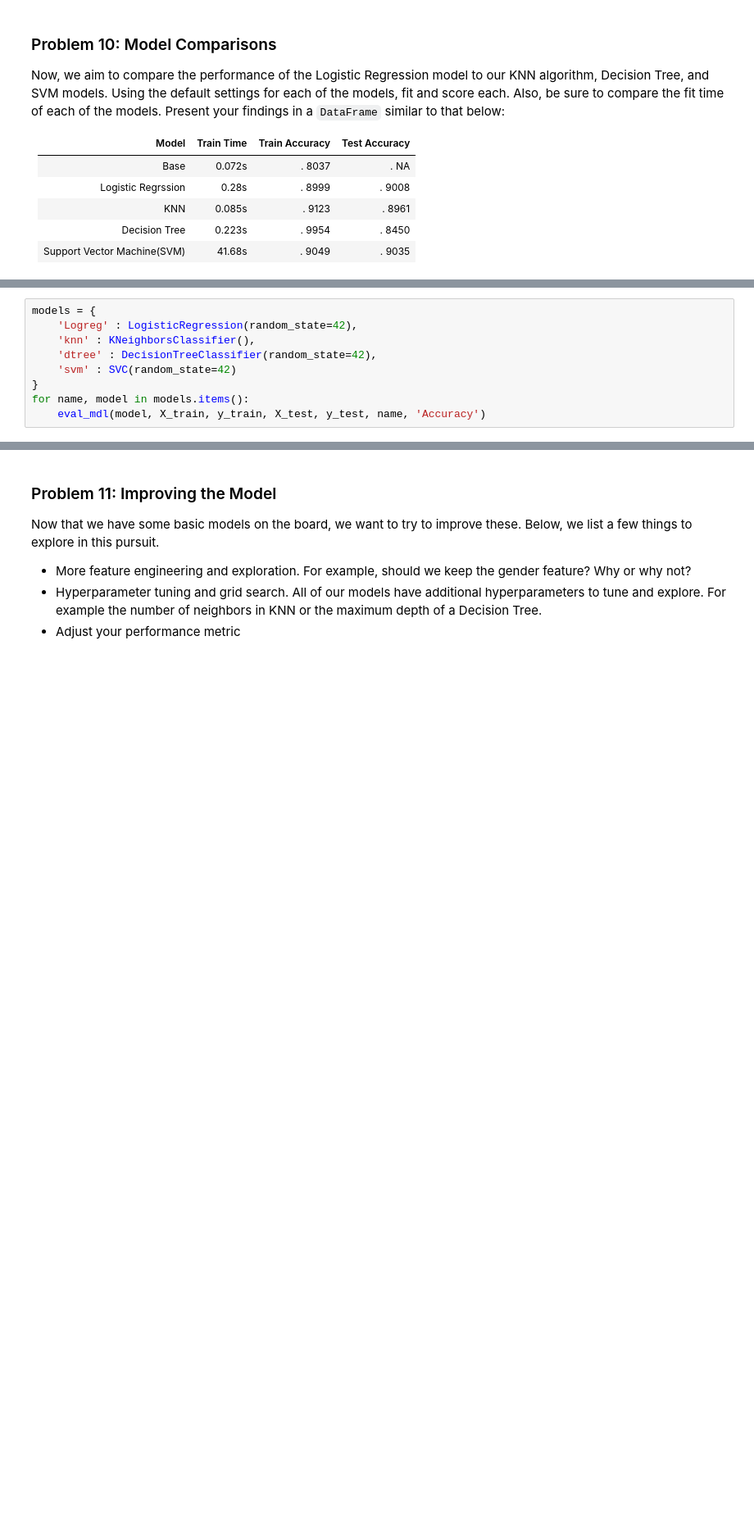
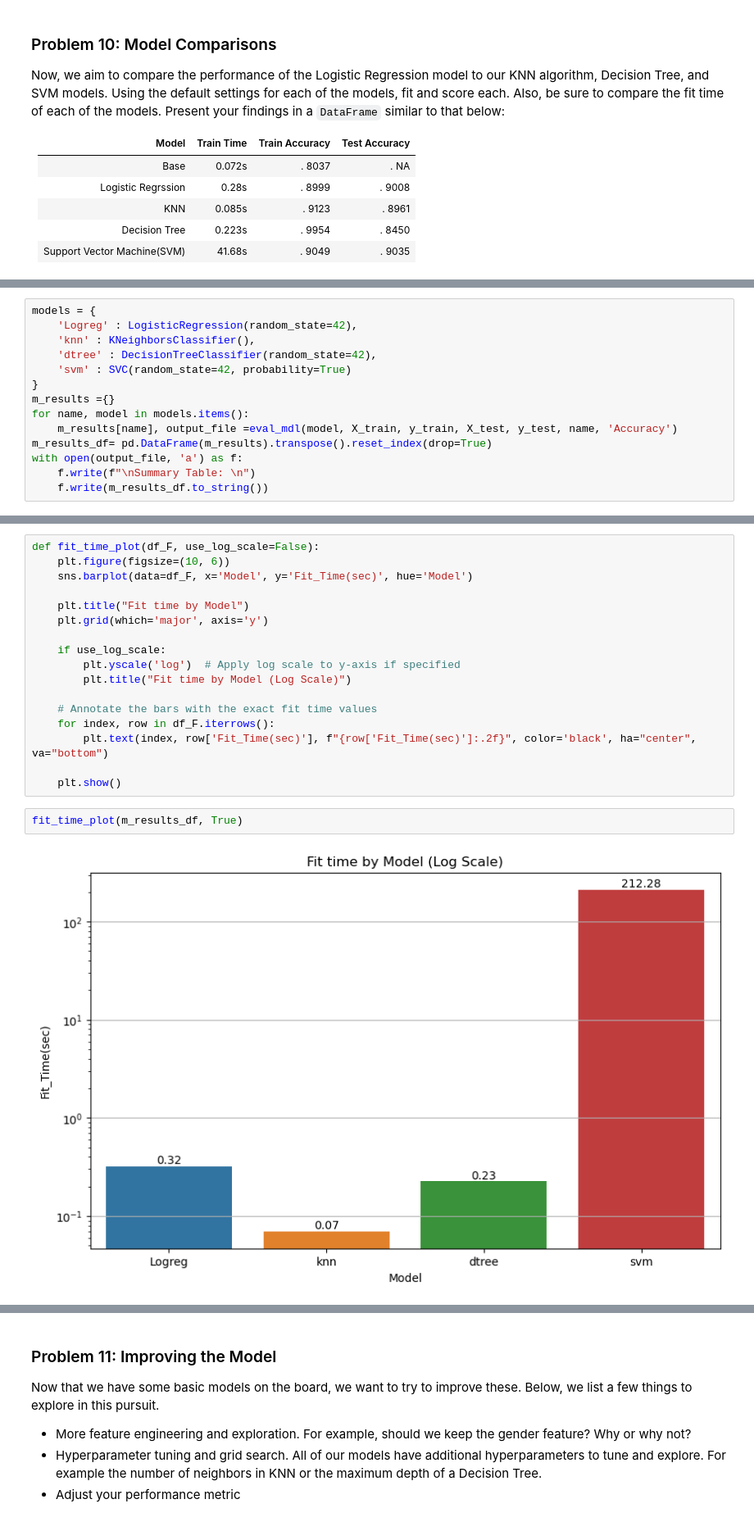
Before and after one commit to er-robins/Bank_Marketing_Campaign, a Jupyter notebook: Bank_Marketing_Campaign.ipynb, the cells around one changed output, grey strips where cells are left out. Shown: that part at 82% size. Cells and saved outputs as stored; diff of their text form; blank space fills up the shorter version.

```diff
--- a/Bank_Marketing_Campaign.ipynb
+++ b/Bank_Marketing_Campaign.ipynb
@@ -363,7 +328,12 @@ models = {
     'Logreg' : LogisticRegression(random_state=42),
     'knn' : KNeighborsClassifier(),
     'dtree' : DecisionTreeClassifier(random_state=42),
-    'svm' : SVC(random_state=42)
+    'svm' : SVC(random_state=42, probability=True)
 }
+m_results ={}
 for name, model in models.items():
-    eval_mdl(model, X_train, y_train, X_test, y_test, name, 'Accuracy')
+    m_results[name], output_file =eval_mdl(model, X_train, y_train, X_test, y_test, name, 'Accuracy')
+m_results_df= pd.DataFrame(m_results).transpose().reset_index(drop=True)
+with open(output_file, 'a') as f:
+    f.write(f"\nSummary Table: \n")
+    f.write(m_results_df.to_string())
@@ -369,0 +361,21 @@ for name, model in models.items():
+# %%
+def fit_time_plot(df_F, use_log_scale=False):
+    plt.figure(figsize=(10, 6))
+    sns.barplot(data=df_F, x='Model', y='Fit_Time(sec)', hue='Model')
+
+    plt.title("Fit time by Model")
+    plt.grid(which='major', axis='y')
+
+    if use_log_scale:
+        plt.yscale('log')  # Apply log scale to y-axis if specified
+        plt.title("Fit time by Model (Log Scale)")
+
+    # Annotate the bars with the exact fit time values
+    for index, row in df_F.iterrows():
+        plt.text(index, row['Fit_Time(sec)'], f"{row['Fit_Time(sec)']:.2f}", color='black', ha="center", va="bottom")
+
+    plt.show()
+# %%
+fit_time_plot(m_results_df, True)
+# %% [output]
+[figure, added]
```
Also changed, not shown: parts of 32 cells of this notebook, 13 other files.
